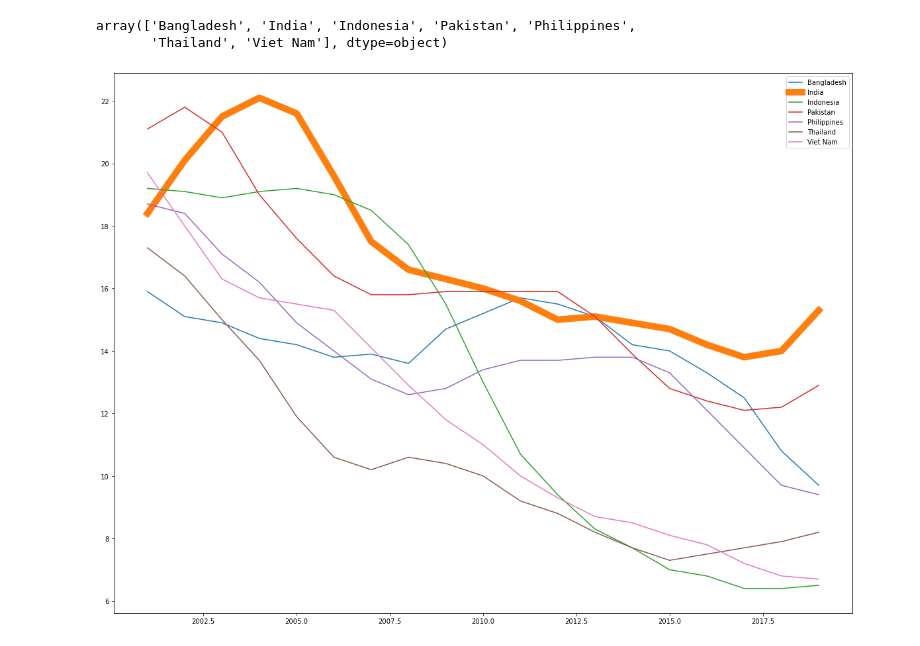
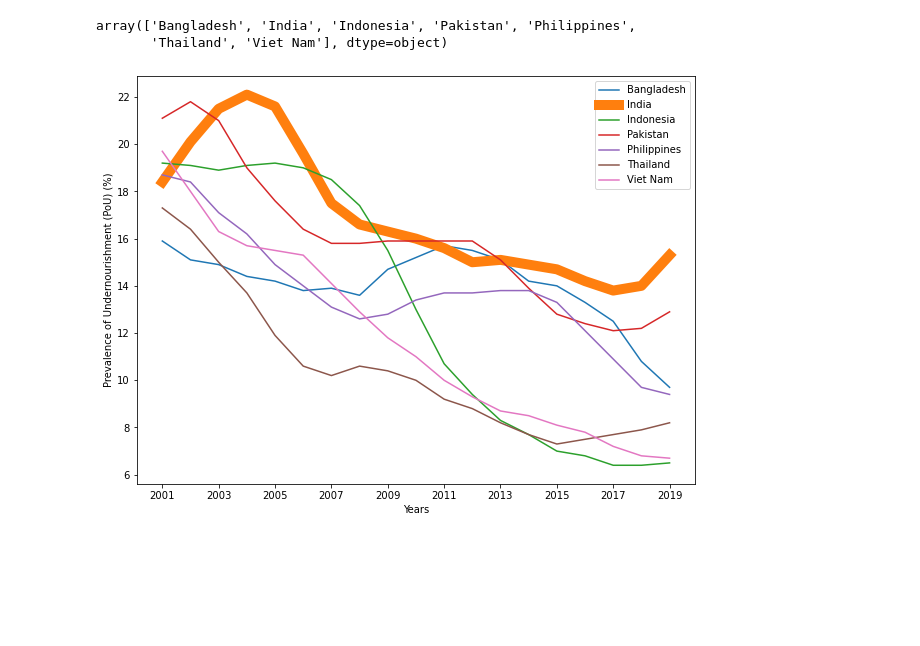
Before and after one commit to nitinjain96/food-security, a Jupyter notebook: exp/Exp005_Exploring_Regularization_Results.ipynb, the cells around one changed output. Drawn from its saved outputs; the diff is of its cells as text; code cells hidden in the pictures; blank space fills up the shorter version.

Commit message:
Fixed graphs with axes

```diff
--- a/exp/Exp005_Exploring_Regularization_Results.ipynb
+++ b/exp/Exp005_Exploring_Regularization_Results.ipynb
@@ -56,15 +56,19 @@ neighbouring_countries
 array(['Bangladesh', 'India', 'Indonesia', 'Pakistan', 'Philippines',
        'Thailand', 'Viet Nam'], dtype=object)
 # %%
-fig = plt.figure(figsize=(20, 15))
+fig = plt.figure(figsize=(10, 7.5))
 for country in neighbouring_countries:
     current_data = undernourished_data[undernourished_data['Country'] == country]
     if country == 'India':
         plt.plot(current_data['Year'], current_data['UndernourishedPercent'], label=country, linewidth=10)
     else:
         plt.plot(current_data['Year'], current_data['UndernourishedPercent'], label=country)
 
+plt.xlabel('Years')
+plt.xticks(np.arange(2001, 2020, 2))
+plt.ylabel('Prevalence of Undernourishment (PoU) (%)')
+
 plt.legend()
 plt.show()
 # %% [output]
-[figure, old version]
+[figure, new version]
```
Also changed, not shown: 11 other files.
